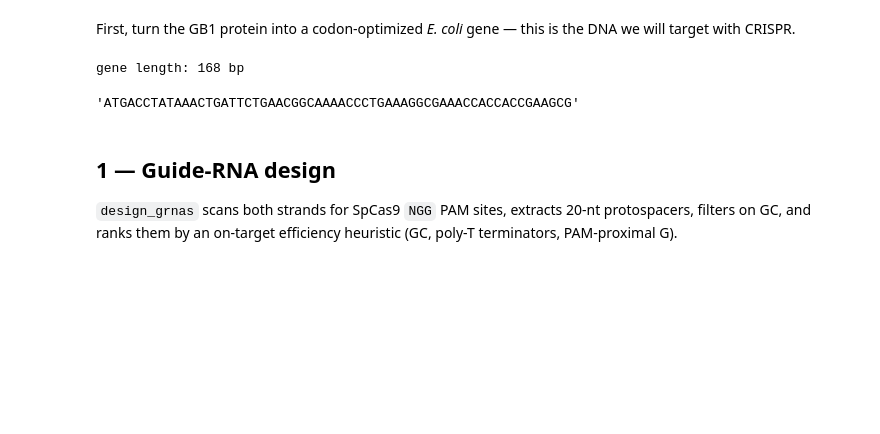
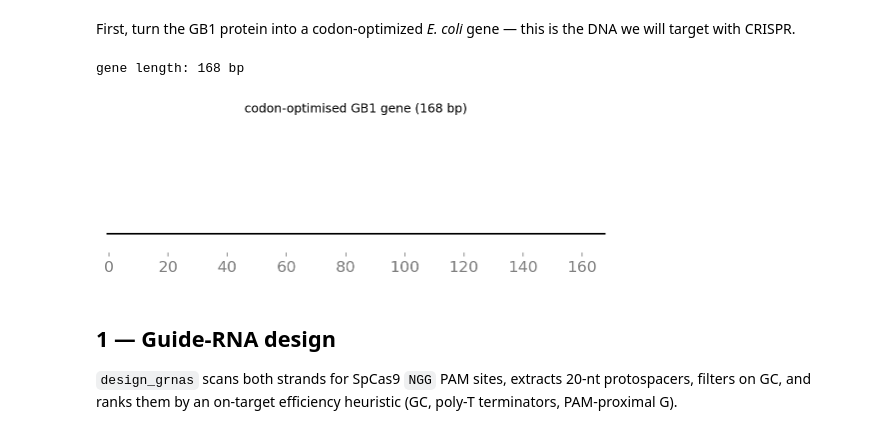
Before and after one commit to Starlitnightly/omicverse-tutorials, a Jupyter notebook: docs/Tutorials-synbio/t_synbio_03_crispr_library.ipynb, the cells around one changed output. Cells and saved outputs as stored; diff of their text form; code cells hidden in the pictures; blank space fills up the shorter version.

```diff
--- a/docs/Tutorials-synbio/t_synbio_03_crispr_library.ipynb
+++ b/docs/Tutorials-synbio/t_synbio_03_crispr_library.ipynb
@@ -36,11 +36,12 @@ First, turn the GB1 protein into a codon-optimized *E. coli* gene — this is th
 # %%
 GB1 = 'MTYKLILNGKTLKGETTTEAVDAATAEKVFKQYANDNGVDGEWTYDDATKTFTVTE'
 gene = ov.synbio.codon_optimize(GB1, host='e_coli').sequence
 print('gene length:', len(gene), 'bp')
-gene[:60]
+ov.synbio.view_construct(gene, title='codon-optimised GB1 gene')   # the CRISPR target, as a map
+None
 # %% [output]
 gene length: 168 bp
-'ATGACCTATAAACTGATTCTGAACGGCAAAACCCTGAAAGGCGAAACCACCACCGAAGCG'
+[figure, added]
 # %% [markdown]
 ## 1 — Guide-RNA design
 
```
Also changed, not shown: parts of 1 cell of this notebook, 1 other file.
